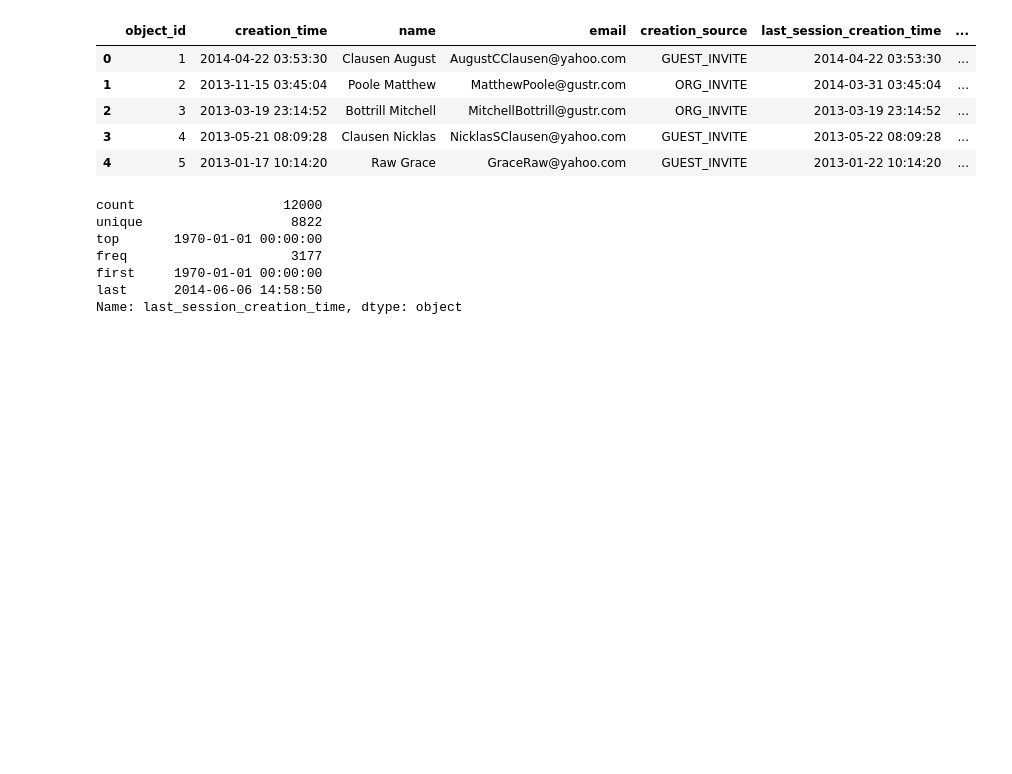
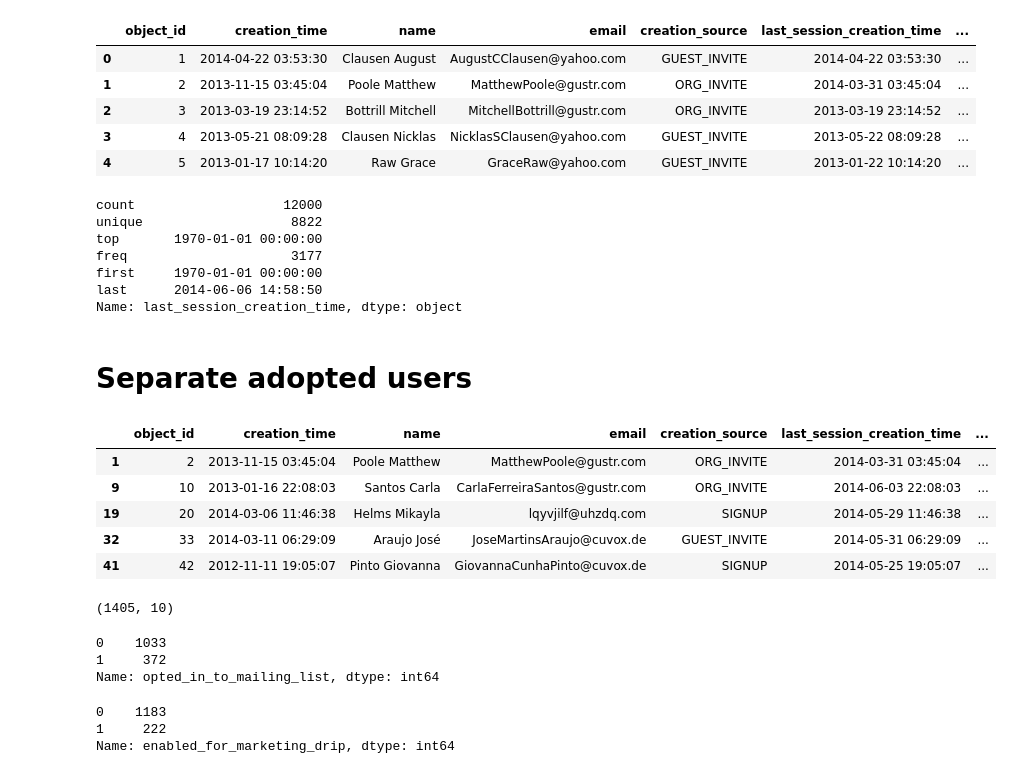
Before and after one commit to sudkpa/SB_DS, a Jupyter notebook: Career_Track/relax_challenge/relax_challenge.ipynb, the cells around one changed output. Saved outputs shown, nothing was run; the diff lists cells and outputs as text; code cells hidden in the pictures; blank space fills up the shorter version.

Commit message:
Update relax_challenge.ipynb
predict adopted users.

```diff
--- a/Career_Track/relax_challenge/relax_challenge.ipynb
+++ b/Career_Track/relax_challenge/relax_challenge.ipynb
@@ -56,0 +97,2 @@ memory usage: 4.8 MB
+# %%
+df_adopted_users = agg_W[agg_W['visited'] == 3]
@@ -56,0 +120,3 @@ memory usage: 4.8 MB
+# %%
+df_adopted_users = df_adopted_users.reset_index(level=['user_id'])
+df_adopted_users.info()
@@ -56,0 +147,2 @@ memory usage: 4.8 MB
+# %%
+adopted_users = df_adopted_users['user_id'].unique().tolist()
@@ -135,3 +233,32 @@ freq                     3177
 first     1970-01-01 00:00:00
 last      2014-06-06 14:58:50
 Name: last_session_creation_time, dtype: object
+# %% [markdown]
+# Separate adopted users
+# %%
+df = df_users[df_users['object_id'].isin(adopted_users)]
+# %%
+df.head()
+# %% [output]
+|  | object_id | creation_time | name | email | creation_source | last_session_creation_time | ... |
+| 1 | 2 | 2013-11-15 03:45:04 | Poole Matthew | MatthewPoole@gustr.com | ORG_INVITE | 2014-03-31 03:45:04 | ... |
+| 9 | 10 | 2013-01-16 22:08:03 | Santos Carla | CarlaFerreiraSantos@gustr.com | ORG_INVITE | 2014-06-03 22:08:03 | ... |
+| 19 | 20 | 2014-03-06 11:46:38 | Helms Mikayla | lqyvjilf@uhzdq.com | SIGNUP | 2014-05-29 11:46:38 | ... |
+| 32 | 33 | 2014-03-11 06:29:09 | Araujo José | JoseMartinsAraujo@cuvox.de | GUEST_INVITE | 2014-05-31 06:29:09 | ... |
+| 41 | 42 | 2012-11-11 19:05:07 | Pinto Giovanna | GiovannaCunhaPinto@cuvox.de | SIGNUP | 2014-05-25 19:05:07 | ... |
+# %%
+df.shape
+# %% [output]
+(1405, 10)
+# %%
+df['opted_in_to_mailing_list'].value_counts(dropna=False)
+# %% [output]
+0    1033
+1     372
+Name: opted_in_to_mailing_list, dtype: int64
+# %%
+df['enabled_for_marketing_drip'].value_counts(dropna=False)
+# %% [output]
+0    1183
+1     222
+Name: enabled_for_marketing_drip, dtype: int64
```
Also changed, not shown: parts of 17 cells of this notebook.
